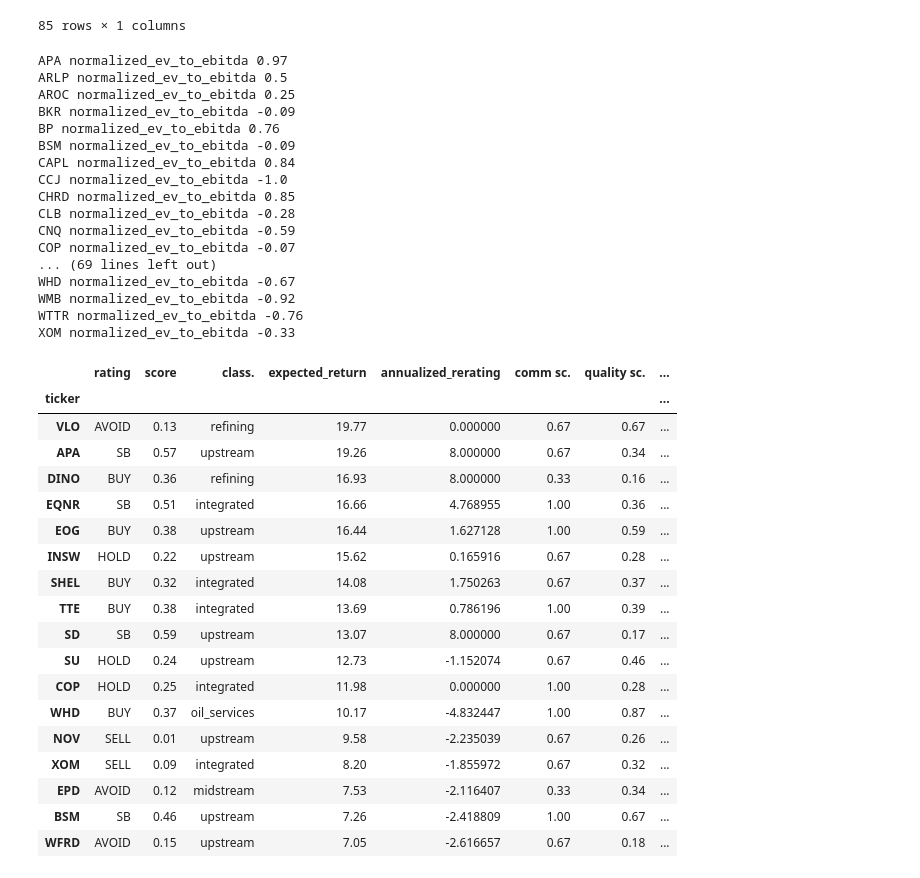
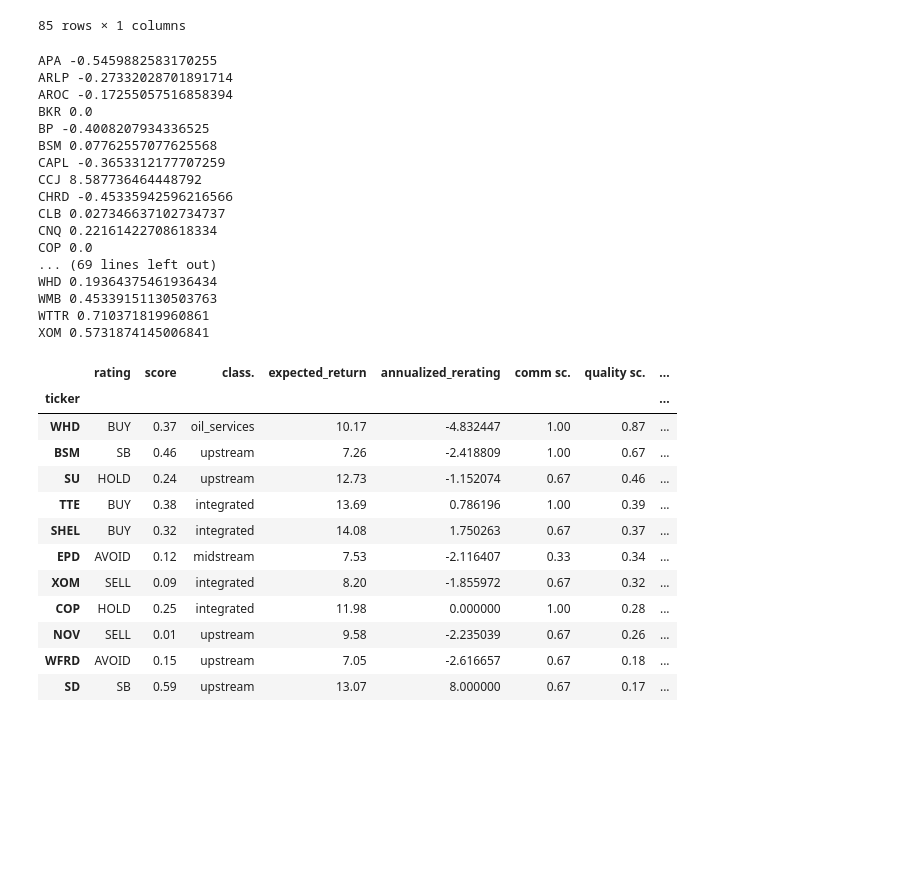
Before and after one commit to halfonso03/Stock-screener, a Jupyter notebook: energy_analysis.ipynb, the cells around one changed output. Drawn from its saved outputs; the diff is of its cells as text; code cells hidden in the pictures; blank space fills up the shorter version.

```diff
--- a/energy_analysis.ipynb
+++ b/energy_analysis.ipynb
@@ -2494,59 +2497,53 @@ def evaluate_energy_stocks(tickers, data, metrics):
 # %%
 # df_3, dict_3 = get_formatted_data(energy, False)
 # df_3.sort_values(by=['classification'], ascending=[True], inplace=True)
 metrics = {
             "stability": True,"bc": True, "compounder": True,
             "roic": True, "interest_coverage": True, "op_margin": True, "fcf_yield": True,
             "nd_ebit": True,  "pr1yr": True, "rev_growth": True, "current_ratio": True, "fcf_h": True, "ev_to_ebitda": True,
             "fcf_p_share": True, "buyback_ratio": True, "ebitda_margin":True, "ev_to_sales": True, "pe": True, "dy": True,
             "div_payout": True, "eps": True, "shareholder_yield": True, "fcf_margin": False  }
 results = evaluate_energy_stocks(df_3.index.tolist(), dict_3, metrics)
 df_6 = get_results_report(results)
 # mask = (df_6['class.'] == 'integrated')
  # (df_6['score'] > .35) & (df_6['score'] <= .50) &
-mask =  (df_6['score'] > .00) & (df_6["expected_return"] >= 7) & (df_6["expected_return"] <= 20) & (df_6['comm sc.'] > 0) & (df_6['quality sc.'] > 0) & (df_6['n debt/ebitda sc.'] > 0) & (df_6['blue chip sc.'] >= 0)
+mask =  (df_6['score'] > .00) & (df_6["expected_return"] >= 7) & (df_6["expected_return"] <= 15) & (df_6['comm sc.'] > 0) & (df_6['quality sc.'] > 0) & (df_6['n debt/ebitda sc.'] > 0) #& (df_6['blue chip sc.'] >= 0)
 last_col = df_6.columns[-1]
 df_6.style.set_properties(subset=[df_6.columns[0]], **{'width': '50px'})
 df_6.style.set_properties(subset=[last_col], **{'width': '1000px'})
-df_6[mask].sort_values(by=['expected_return',"class."], ascending=[False,False])
+df_6[mask].sort_values(by=['quality sc.',"class."], ascending=[False,False])
 # pprint.pprint (results['XOM'])
 # %% [output]
-APA normalized_ev_to_ebitda 0.97
-ARLP normalized_ev_to_ebitda 0.5
-AROC normalized_ev_to_ebitda 0.25
-BKR normalized_ev_to_ebitda -0.09
-BP normalized_ev_to_ebitda 0.76
-BSM normalized_ev_to_ebitda -0.09
-CAPL normalized_ev_to_ebitda 0.84
-CCJ normalized_ev_to_ebitda -1.0
-CHRD normalized_ev_to_ebitda 0.85
-CLB normalized_ev_to_ebitda -0.28
-CNQ normalized_ev_to_ebitda -0.59
-COP normalized_ev_to_ebitda -0.07
+APA -0.5459882583170255
+ARLP -0.27332028701891714
+AROC -0.17255057516858394
+BKR 0.0
+BP -0.4008207934336525
+BSM 0.07762557077625568
+CAPL -0.3653312177707259
+CCJ 8.587736464448792
+CHRD -0.45335942596216566
+CLB 0.027346637102734737
+CNQ 0.22161422708618334
+COP 0.0
 ... (69 lines left out)
-WHD normalized_ev_to_ebitda -0.67
-WMB normalized_ev_to_ebitda -0.92
-WTTR normalized_ev_to_ebitda -0.76
-XOM normalized_ev_to_ebitda -0.33
+WHD 0.19364375461936434
+WMB 0.45339151130503763
+WTTR 0.710371819960861
+XOM 0.5731874145006841
 |  | rating | score | class. | expected_return | annualized_rerating | comm sc. | quality sc. | ... |
 | ticker |  |  |  |  |  |  |  | ... |
-| VLO | AVOID | 0.13 | refining | 19.77 | 0.000000 | 0.67 | 0.67 | ... |
-| APA | SB | 0.57 | upstream | 19.26 | 8.000000 | 0.67 | 0.34 | ... |
-| DINO | BUY | 0.36 | refining | 16.93 | 8.000000 | 0.33 | 0.16 | ... |
-| EQNR | SB | 0.51 | integrated | 16.66 | 4.768955 | 1.00 | 0.36 | ... |
-| EOG | BUY | 0.38 | upstream | 16.44 | 1.627128 | 1.00 | 0.59 | ... |
-| INSW | HOLD | 0.22 | upstream | 15.62 | 0.165916 | 0.67 | 0.28 | ... |
+| WHD | BUY | 0.37 | oil_services | 10.17 | -4.832447 | 1.00 | 0.87 | ... |
+| BSM | SB | 0.46 | upstream | 7.26 | -2.418809 | 1.00 | 0.67 | ... |
+| SU | HOLD | 0.24 | upstream | 12.73 | -1.152074 | 0.67 | 0.46 | ... |
+| TTE | BUY | 0.38 | integrated | 13.69 | 0.786196 | 1.00 | 0.39 | ... |
 | SHEL | BUY | 0.32 | integrated | 14.08 | 1.750263 | 0.67 | 0.37 | ... |
-| TTE | BUY | 0.38 | integrated | 13.69 | 0.786196 | 1.00 | 0.39 | ... |
+| EPD | AVOID | 0.12 | midstream | 7.53 | -2.116407 | 0.33 | 0.34 | ... |
+| XOM | SELL | 0.09 | integrated | 8.20 | -1.855972 | 0.67 | 0.32 | ... |
+| COP | HOLD | 0.25 | integrated | 11.98 | 0.000000 | 1.00 | 0.28 | ... |
+| NOV | SELL | 0.01 | upstream | 9.58 | -2.235039 | 0.67 | 0.26 | ... |
+| WFRD | AVOID | 0.15 | upstream | 7.05 | -2.616657 | 0.67 | 0.18 | ... |
 | SD | SB | 0.59 | upstream | 13.07 | 8.000000 | 0.67 | 0.17 | ... |
-| SU | HOLD | 0.24 | upstream | 12.73 | -1.152074 | 0.67 | 0.46 | ... |
-| COP | HOLD | 0.25 | integrated | 11.98 | 0.000000 | 1.00 | 0.28 | ... |
-| WHD | BUY | 0.37 | oil_services | 10.17 | -4.832447 | 1.00 | 0.87 | ... |
-| NOV | SELL | 0.01 | upstream | 9.58 | -2.235039 | 0.67 | 0.26 | ... |
-| XOM | SELL | 0.09 | integrated | 8.20 | -1.855972 | 0.67 | 0.32 | ... |
-| EPD | AVOID | 0.12 | midstream | 7.53 | -2.116407 | 0.33 | 0.34 | ... |
-| BSM | SB | 0.46 | upstream | 7.26 | -2.418809 | 1.00 | 0.67 | ... |
-| WFRD | AVOID | 0.15 | upstream | 7.05 | -2.616657 | 0.67 | 0.18 | ... |
 # %%
 
 def get_results_report(results):
```
Also changed, not shown: parts of 2 cells of this notebook, 1 other file.
